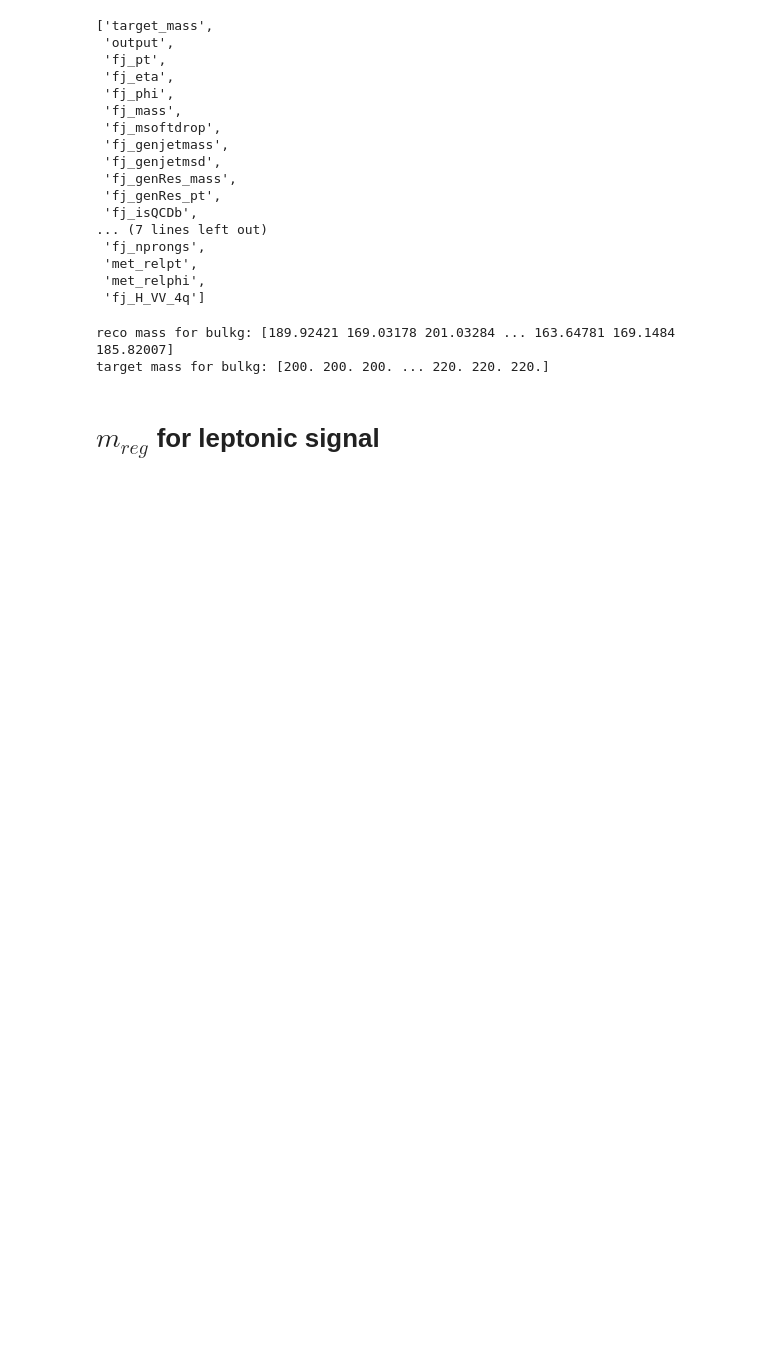
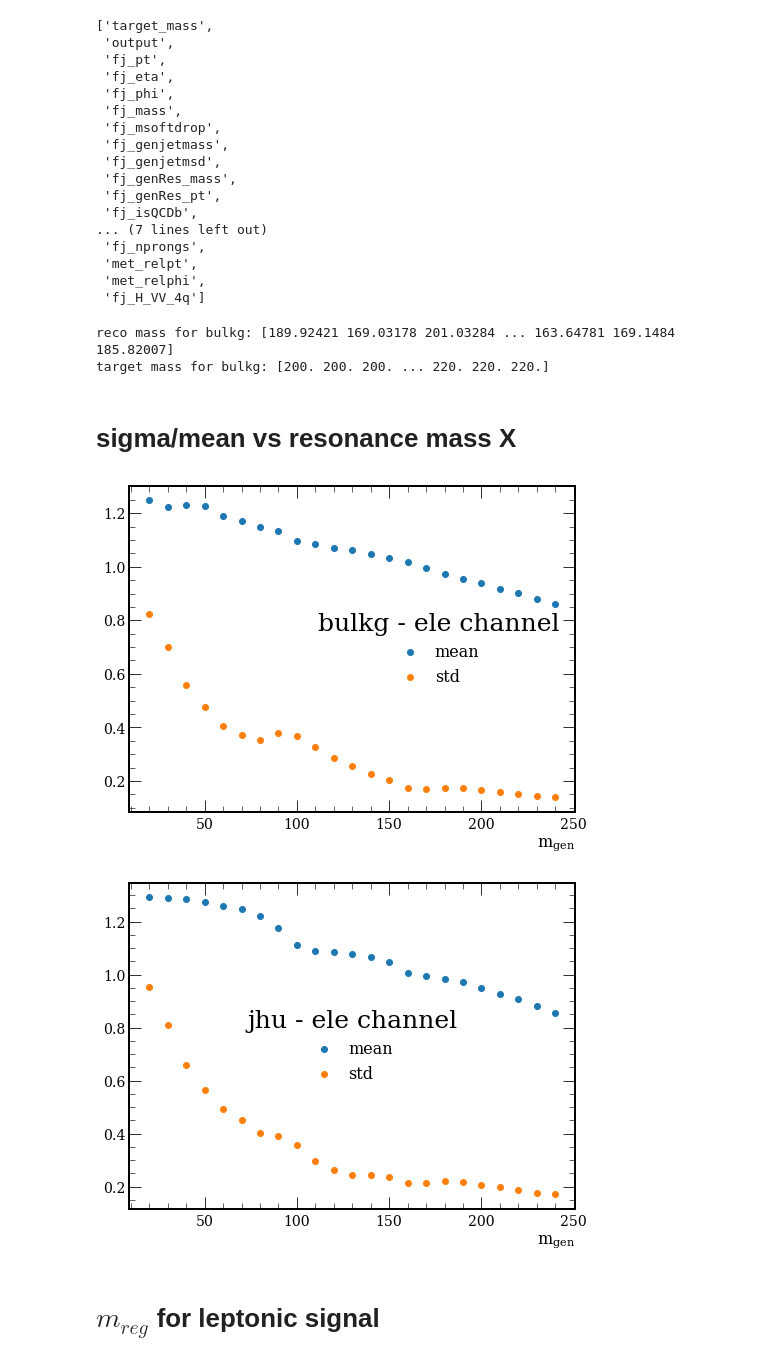
Before and after one commit to farakiko/weaver, a Jupyter notebook: binder/plotting_inference.ipynb, the cells around one changed output. Drawn from its saved outputs; the diff is of its cells as text; code cells hidden in the pictures; blank space fills up the shorter version.

```diff
--- a/binder/plotting_inference.ipynb
+++ b/binder/plotting_inference.ipynb
@@ -73,6 +73,51 @@ print(f"target mass for {sample}: {target_mass}")
 # %% [output]
 reco mass for bulkg: [189.92421 169.03178 201.03284 ... 163.64781 169.1484  185.82007]
 target mass for bulkg: [200. 200. 200. ... 220. 220. 220.]
+# %% [markdown]
+# sigma/mean vs resonance mass X
+# %%
+samples = ['bulkg', 'jhu']
+
+ch = 'ele'
+
+mass = {}
+mean, std = {}, {}
+
+for sample in samples:
+    mass[sample] = []
+    mean[sample], std[sample] = [], []
+
+    for X in range(20,250,10):   ### sample some gen mass values
+
+        # select_genRes_mass
+        select_genRes_mass = events[sample]['fj_genRes_mass'].array()==X
+
+        # channel selection
+        select = select_genRes_mass & (events[sample]['fj_H_VV_elenuqq'].array()==1)
+        reco_mass = events[sample]['output'].array()[select].to_numpy()
+
+        mass[sample].append(X)
+        mean[sample].append(np.mean(reco_mass/X))
+        std[sample].append(np.std(reco_mass/X))
+
+for sample in samples:
+    fig, ax = plt.subplots(figsize=(8,6))
+    for var, label in [(mean[sample], 'mean'), (std[sample], 'std')]:
+        ax.scatter(range(20,250,10),
+                   var,
+                   label=label,
+                  )
+
+    ax.legend(title=f"{sample} - {ch} channel", title_fontsize=25, fontsize=16)
+    ax.set_xlabel(r"$m_{gen}$", fontsize=16)
+    ax.xaxis.set_tick_params(labelsize=14)
+    ax.yaxis.set_tick_params(labelsize=14)
+#     ax.set_ylim(0,0.02)
+#     axes[i].set_yscale('log')
+# plt.savefig(f"inference_plots/ch_mreg.pdf")
+# %% [output]
+[figure, added]
+[figure, added]
 # %% [markdown]
 # $m_{reg}$ for leptonic signal
 # %%
```
Also changed, not shown: parts of 3 cells of this notebook.
